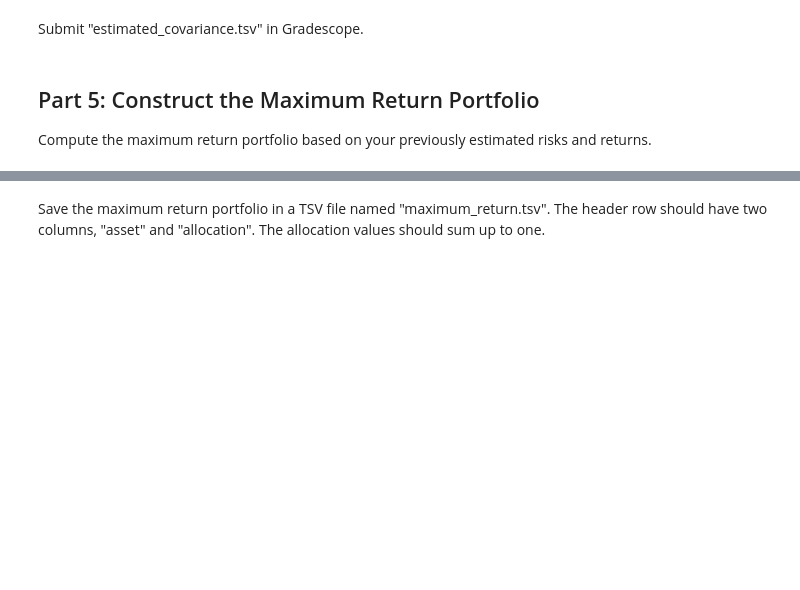
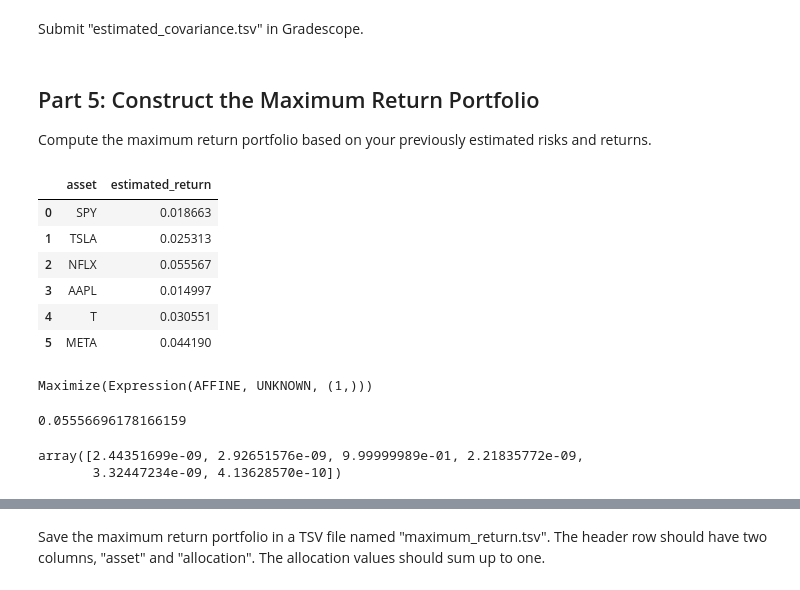
Before and after one commit to ethibaul/dx704-project-01, a Jupyter notebook: project.ipynb, the cells around one changed output, grey strips where cells are left out. Saved outputs shown, nothing was run; the diff lists cells and outputs as text; code cells hidden in the pictures; blank space fills up the shorter version.

```diff
--- a/project.ipynb
+++ b/project.ipynb
@@ -237,0 +236,10 @@ Compute the maximum return portfolio based on your previously estimated risks an
+# %%
+estimated_returns
+# %% [output]
+|  | asset | estimated_return |
+| 0 | SPY | 0.018663 |
+| 1 | TSLA | 0.025313 |
+| 2 | NFLX | 0.055567 |
+| 3 | AAPL | 0.014997 |
+| 4 | T | 0.030551 |
+| 5 | META | 0.044190 |
@@ -237,0 +259,5 @@ Compute the maximum return portfolio based on your previously estimated risks an
+# %%
+objective = cp.Maximize(estimated_returns.to_numpy().reshape(1, -1) @ x)
+objective
+# %% [output]
+Maximize(Expression(AFFINE, UNKNOWN, (1,)))
@@ -237,0 +269,10 @@ Compute the maximum return portfolio based on your previously estimated risks an
+# %%
+estimated_return_P = prob.solve()
+estimated_return_P
+# %% [output]
+0.05556696178166159
+# %%
+x.value
+# %% [output]
+array([2.44351699e-09, 2.92651576e-09, 9.99999989e-01, 2.21835772e-09,
+       3.32447234e-09, 4.13628570e-10])
```
Also changed, not shown: parts of 29 cells of this notebook, 4 other files.
